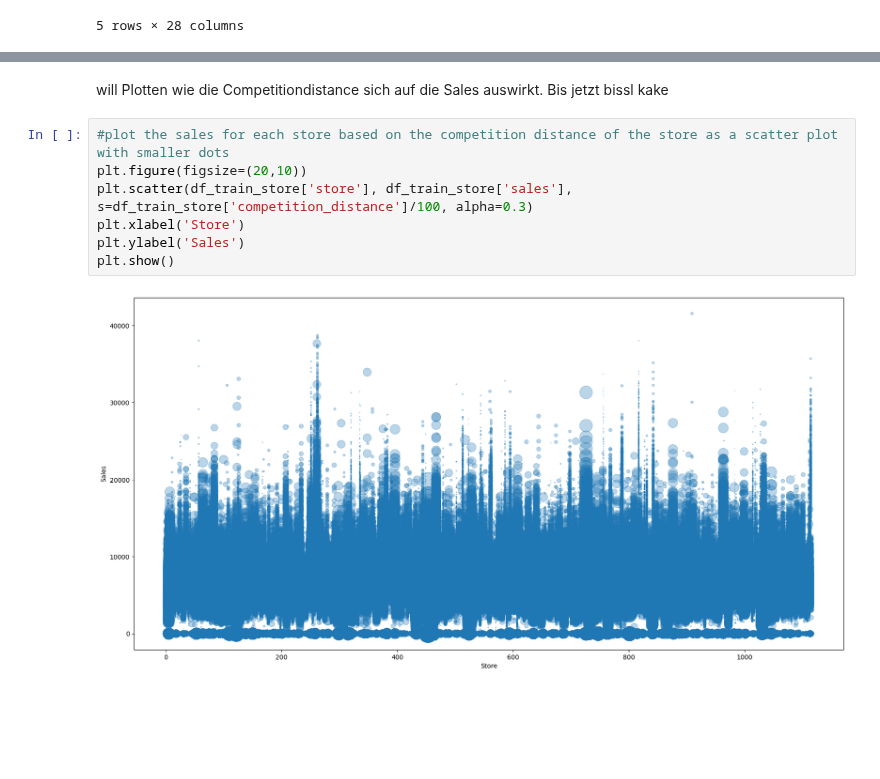
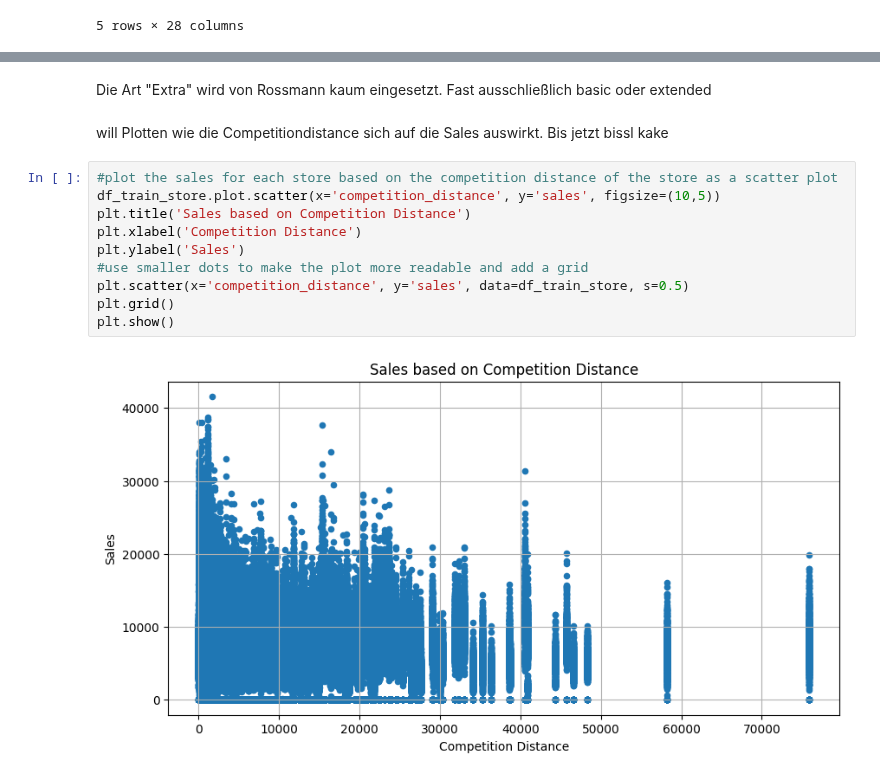
Before and after one commit to Bratpfannengamer/Rossmann, a Jupyter notebook: notebookV2_Lasse.ipynb, the cells around one changed output, grey strips where cells are left out. Drawn from its saved outputs; the diff is of its cells as text; blank space fills up the shorter version.

```diff
--- a/notebookV2_Lasse.ipynb
+++ b/notebookV2_Lasse.ipynb
@@ -257,11 +281,16 @@ df_train_store.head()
+# %% [markdown]
+Die Art "Extra" wird von Rossmann kaum eingesetzt. Fast ausschließlich basic oder extended
 # %% [markdown]
 will Plotten wie die Competitiondistance sich auf die Sales auswirkt. Bis jetzt bissl kake
 # %%
-#plot the sales for each store based on the competition distance of the store as a scatter plot with smaller dots
-plt.figure(figsize=(20,10))
-plt.scatter(df_train_store['store'], df_train_store['sales'], s=df_train_store['competition_distance']/100, alpha=0.3)
-plt.xlabel('Store')
+#plot the sales for each store based on the competition distance of the store as a scatter plot
+df_train_store.plot.scatter(x='competition_distance', y='sales', figsize=(10,5))
+plt.title('Sales based on Competition Distance')
+plt.xlabel('Competition Distance')
 plt.ylabel('Sales')
+#use smaller dots to make the plot more readable and add a grid
+plt.scatter(x='competition_distance', y='sales', data=df_train_store, s=0.5)
+plt.grid()
 plt.show()
 # %% [output]
-[figure, old version]
+[figure, new version]
```
Also changed, not shown: parts of 12 cells of this notebook.
